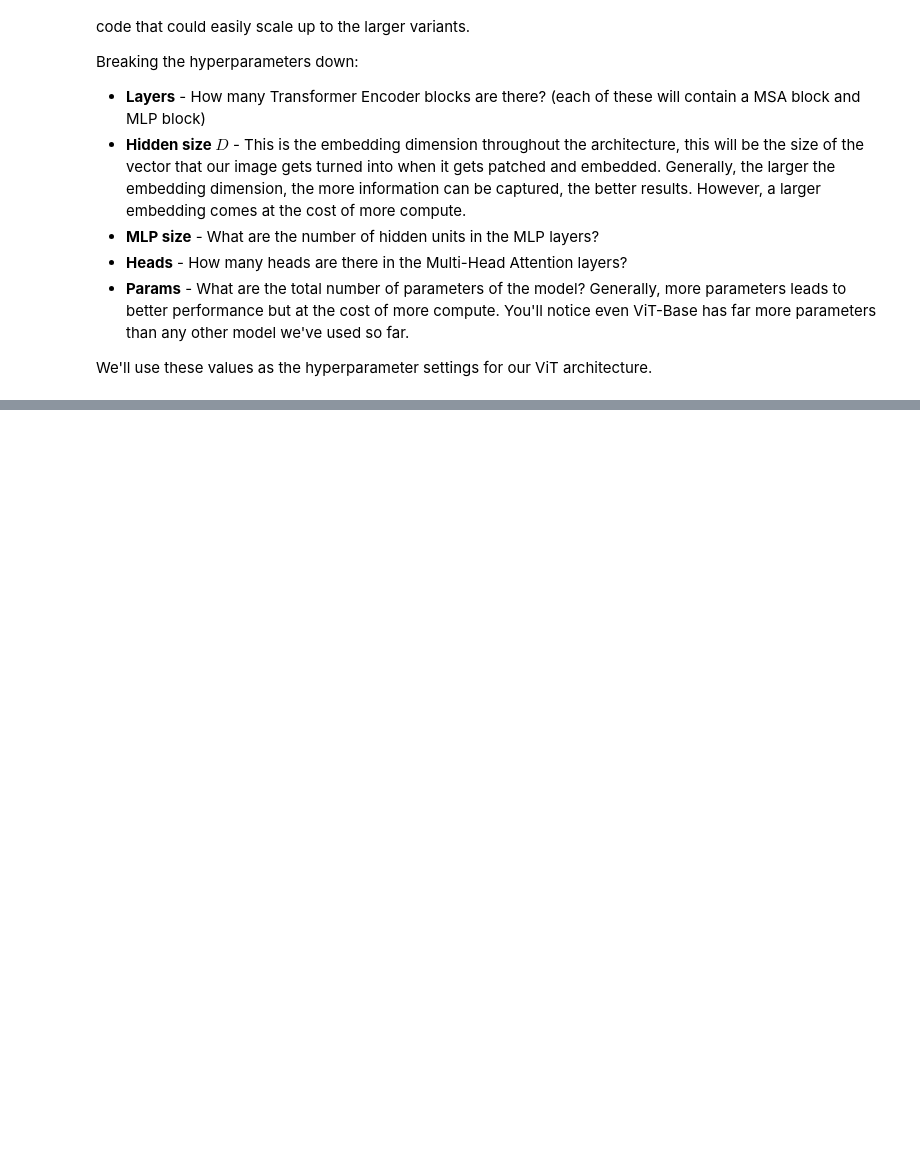
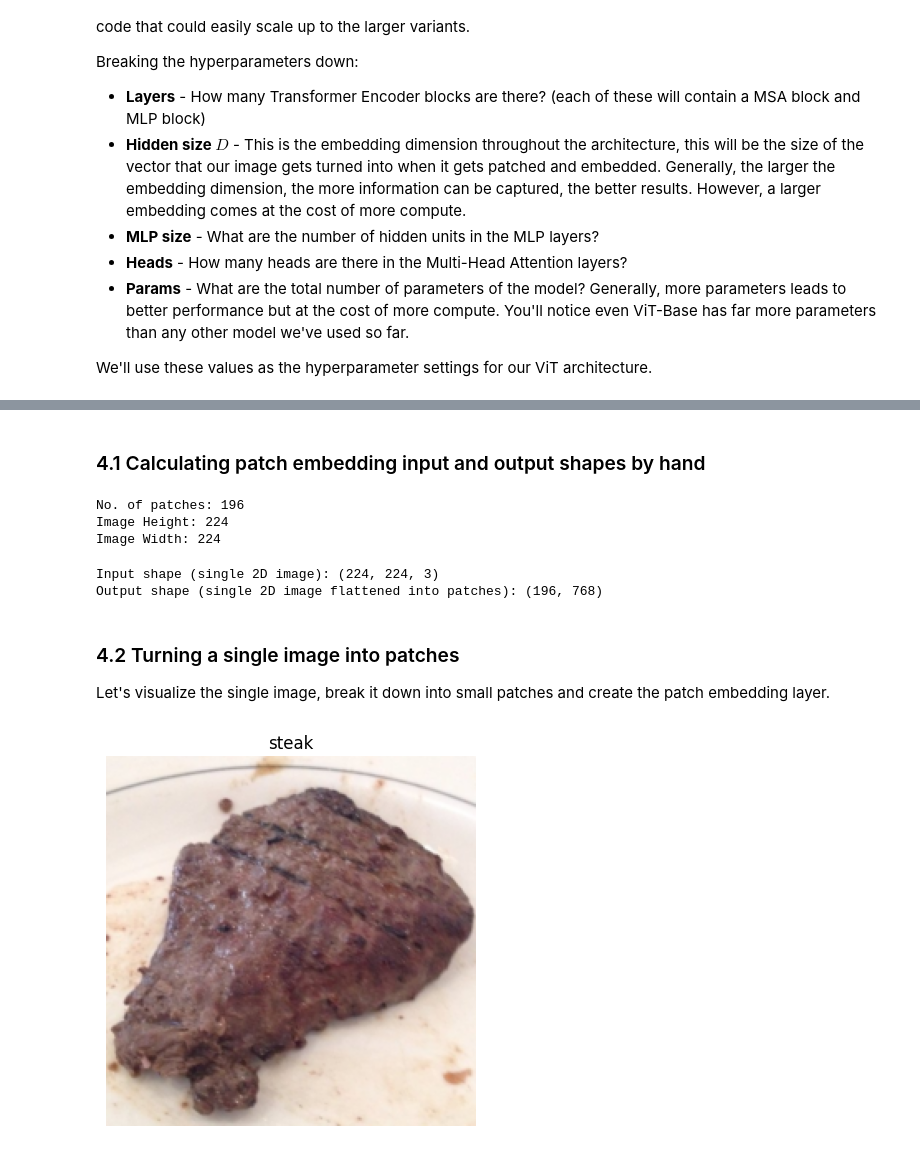
Before and after one commit to LuluW8071/Data-Science, a Jupyter notebook: 03_Deep_Learning_in_PyTorch/07_PyTorch_Paper_Replicating/00_PyTorch_Paper_Replicating.ipynb, the cells around one changed output, grey strips where cells are left out. Drawn from its saved outputs; the diff is of its cells as text; code cells hidden in the pictures; blank space fills up the shorter version.

Commit message:
:rocket: [Update] Patch Embeddings

```diff
--- a/03_Deep_Learning_in_PyTorch/07_PyTorch_Paper_Replicating/00_PyTorch_Paper_Replicating.ipynb
+++ b/03_Deep_Learning_in_PyTorch/07_PyTorch_Paper_Replicating/00_PyTorch_Paper_Replicating.ipynb
@@ -442,0 +452,36 @@ We'll use these values as the hyperparameter settings for our ViT architecture.
+# %% [markdown]
+### 4.1 Calculating patch embedding input and output shapes by hand
+# %%
+height, width, color_channels = 224, 224, 3
+patch_size = 16
+
+# Calculate no. of patches
+no_of_patches = int((height * width) / patch_size**2)
+print(f"No. of patches: {no_of_patches}\nImage Height: {height}\nImage Width: {width}")
+# %% [output]
+No. of patches: 196
+Image Height: 224
+Image Width: 224
+# %%
+# Input Shape (Image Size)
+embedding_layer_input_shape = (height, width, color_channels)
+
+# Output Shape
+embedding_layer_output_shape = (no_of_patches, patch_size**2 * color_channels)
+
+print(f"Input shape (single 2D image): {embedding_layer_input_shape}")
+print(f"Output shape (single 2D image flattened into patches): {embedding_layer_output_shape}")
+# %% [output]
+Input shape (single 2D image): (224, 224, 3)
+Output shape (single 2D image flattened into patches): (196, 768)
+# %% [markdown]
+### 4.2 Turning a single image into patches
+
+Let's visualize the single image, break it down into small patches and create the patch embedding layer.
+# %%
+# View a single image
+plt.imshow(image.permute(1, 2, 0))
+plt.title(class_names[label])
+plt.axis(False);
+# %% [output]
+[figure, added]
```
Also changed, not shown: parts of 11 cells of this notebook.
